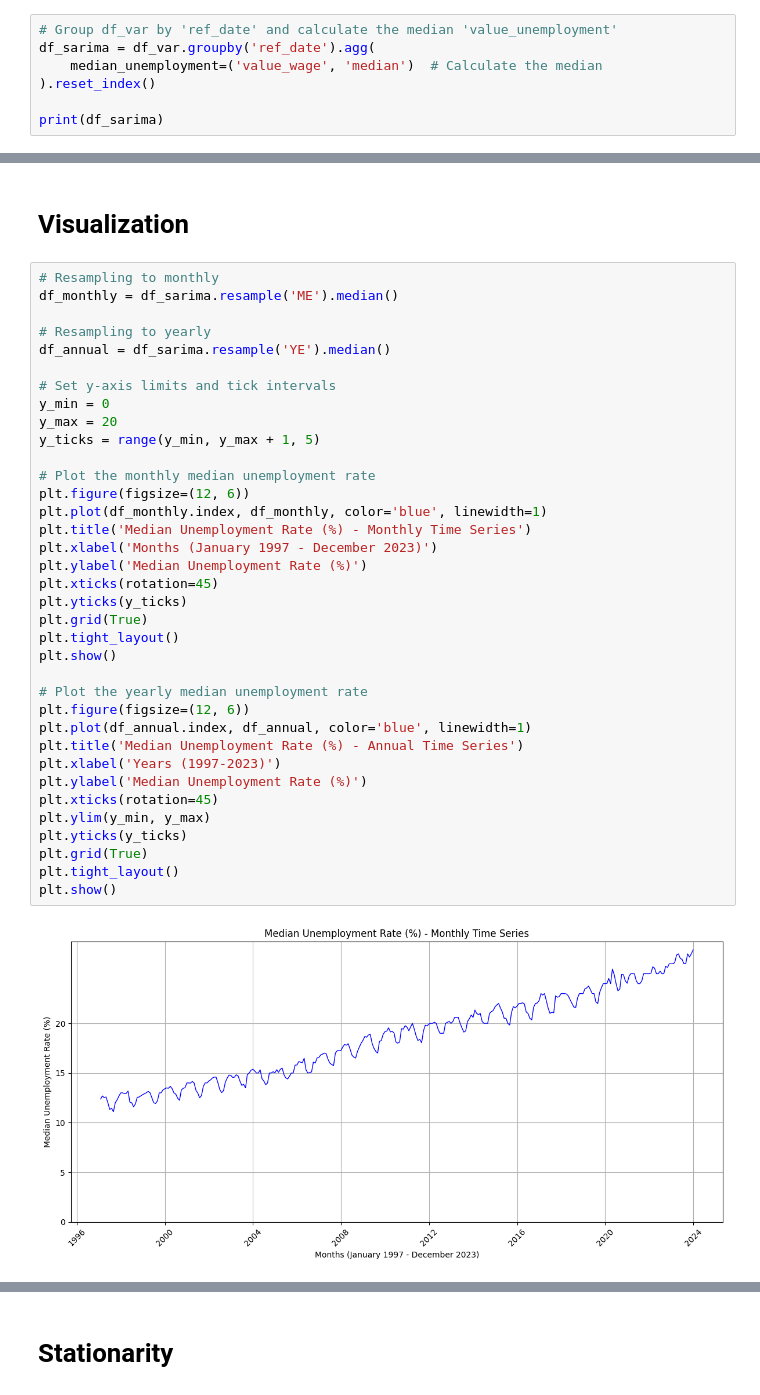
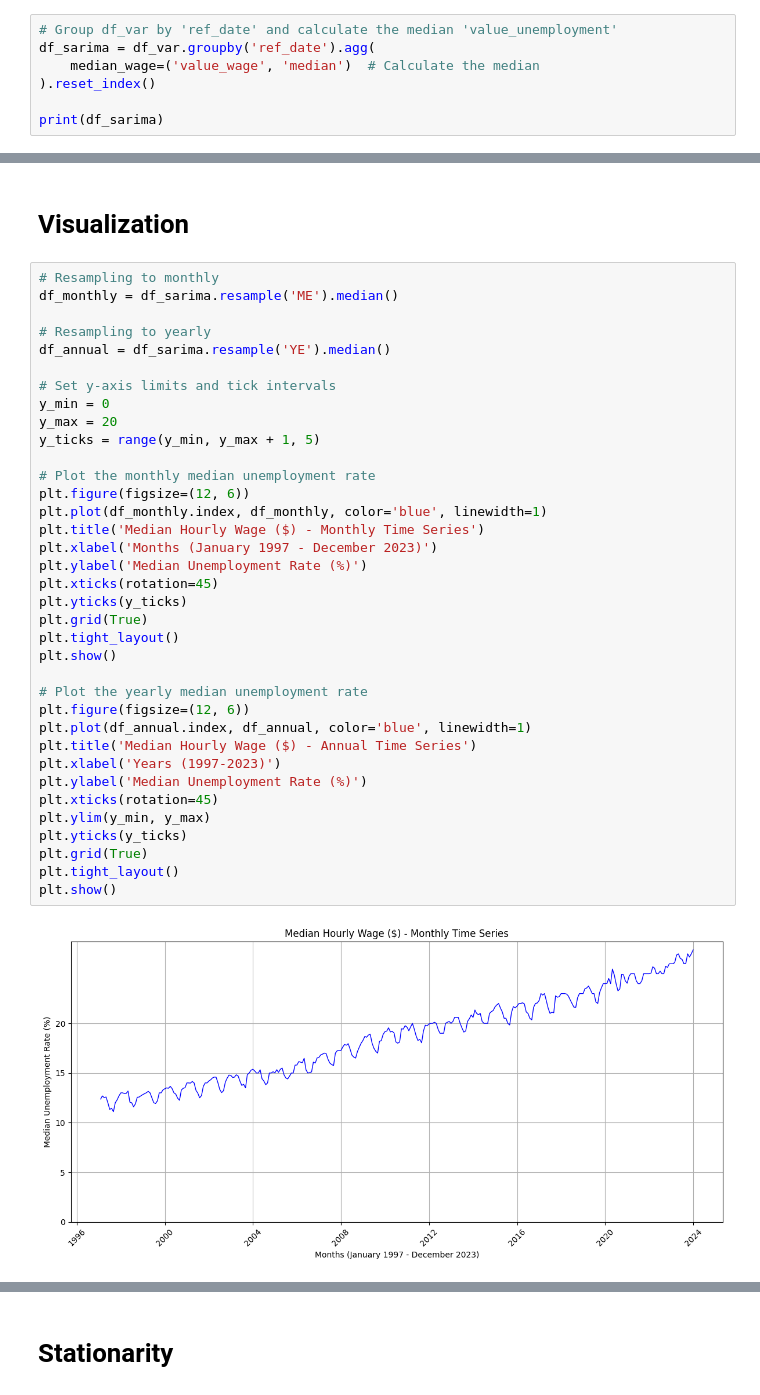
Before and after one commit to nelises/time-series-forecast, a Jupyter notebook: statistical analysis/SARIMA/SARIMA (wage).ipynb, the cells around one changed output, grey strips where cells are left out. Saved outputs shown, nothing was run; the diff lists cells and outputs as text.

```diff
--- a/statistical analysis/SARIMA/SARIMA (wage).ipynb
+++ b/statistical analysis/SARIMA/SARIMA (wage).ipynb
@@ -79,7 +79,7 @@ print(df_var.head())
 # %%
 # Group df_var by 'ref_date' and calculate the median 'value_unemployment'
 df_sarima = df_var.groupby('ref_date').agg(
-    median_unemployment=('value_wage', 'median')  # Calculate the median
+    median_wage=('value_wage', 'median')  # Calculate the median
 ).reset_index()
 
 print(df_sarima)
@@ -141,33 +141,33 @@ df_monthly = df_sarima.resample('ME').median()
 df_annual = df_sarima.resample('YE').median()
 
 # Set y-axis limits and tick intervals
 y_min = 0
 y_max = 20
 y_ticks = range(y_min, y_max + 1, 5)
 
 # Plot the monthly median unemployment rate
 plt.figure(figsize=(12, 6))
 plt.plot(df_monthly.index, df_monthly, color='blue', linewidth=1)
-plt.title('Median Unemployment Rate (%) - Monthly Time Series')
+plt.title('Median Hourly Wage ($) - Monthly Time Series')
 plt.xlabel('Months (January 1997 - December 2023)')
 plt.ylabel('Median Unemployment Rate (%)')
 plt.xticks(rotation=45)
 plt.yticks(y_ticks)
 plt.grid(True)
 plt.tight_layout()
 plt.show()
 
 # Plot the yearly median unemployment rate
 plt.figure(figsize=(12, 6))
 plt.plot(df_annual.index, df_annual, color='blue', linewidth=1)
-plt.title('Median Unemployment Rate (%) - Annual Time Series')
+plt.title('Median Hourly Wage ($) - Annual Time Series')
 plt.xlabel('Years (1997-2023)')
 plt.ylabel('Median Unemployment Rate (%)')
 plt.xticks(rotation=45)
 plt.ylim(y_min, y_max)
 plt.yticks(y_ticks)
 plt.grid(True)
 plt.tight_layout()
 plt.show()
 # %% [output]
-[figure, old version]
+[figure, new version]
```
Also changed, not shown: parts of 10 cells of this notebook, 13 other files.
